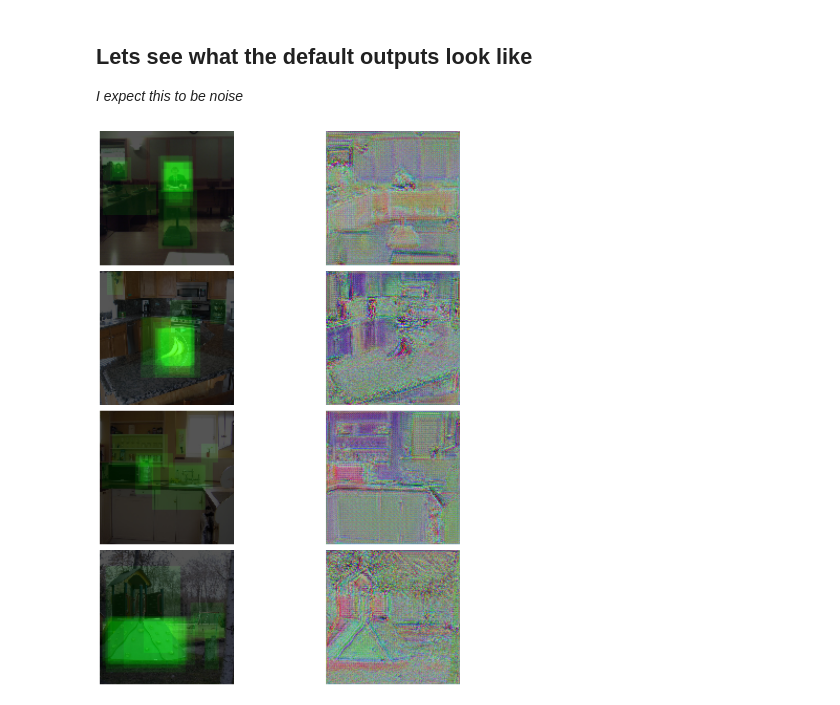
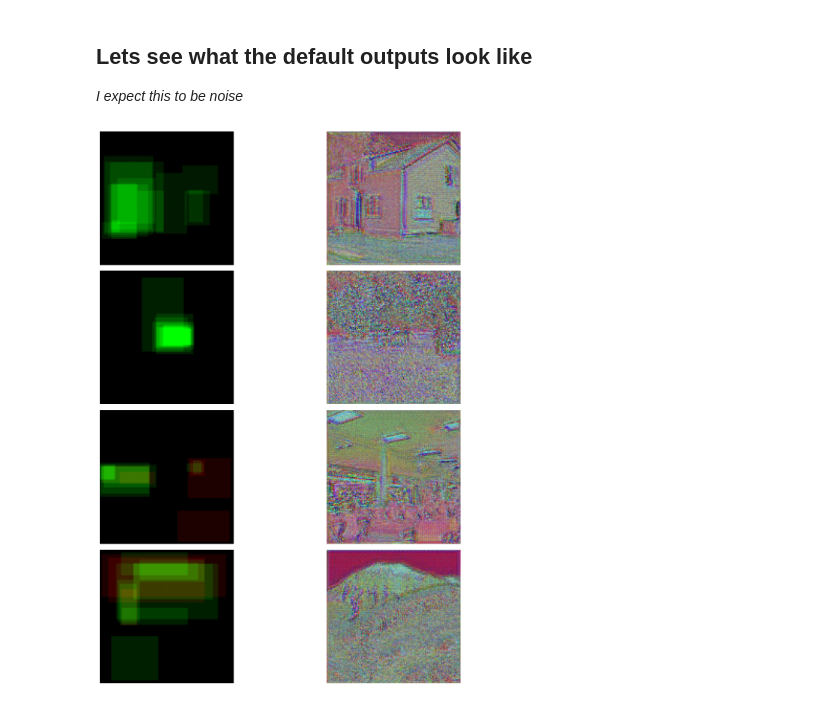
Before and after one commit to BabarKhanDev/Dissertation, a Jupyter notebook: memorability.ipynb, the cells around one changed output. Saved outputs shown, nothing was run; the diff lists cells and outputs as text; code cells hidden in the pictures.

```diff
--- a/memorability.ipynb
+++ b/memorability.ipynb
@@ -253,34 +255,32 @@ torch.Size([16, 3, 128, 128])
 # %%
 import matplotlib.pyplot as plt
 
 images, labels = next(iter(train_loader))
 model = UNet()
 
 device = torch.device("cuda" if torch.cuda.is_available() else "cpu")
 images, labels, model = images.to(device), labels.to(device), model.to(device)
 
-ideal = torch.add(images, torch.mul(labels,2))
-
 output = model(images)
 
 figure = plt.figure(figsize=(15,15))
 cols, rows = 2, 4
 for i in range(rows):
 
     figure.add_subplot(rows,cols, cols*i+1)
     plt.axis("off")
-    plt.imshow((ideal[i].cpu().detach().squeeze().permute(1, 2, 0) +3 )/ 6 )
+    plt.imshow((labels[i].cpu().detach().squeeze().permute(1, 2, 0) +1 )/ 2 )
 
     figure.add_subplot(rows,cols, cols*i+2)
     plt.axis("off")
-    plt.imshow((output[i].cpu().detach().squeeze().permute(1, 2, 0) +3 )/ 6 )
+    plt.imshow((output[i].cpu().detach().squeeze().permute(1, 2, 0) +1 )/ 2 )
 
 plt.tight_layout()
 plt.show()
 
 del images, labels, model, output
 # %% [output]
-[figure, old version]
+[figure, new version]
 # %%
 # Set up our training environment
 device = torch.device("cuda" if torch.cuda.is_available() else "cpu")
```
Also changed, not shown: parts of 9 cells of this notebook.
